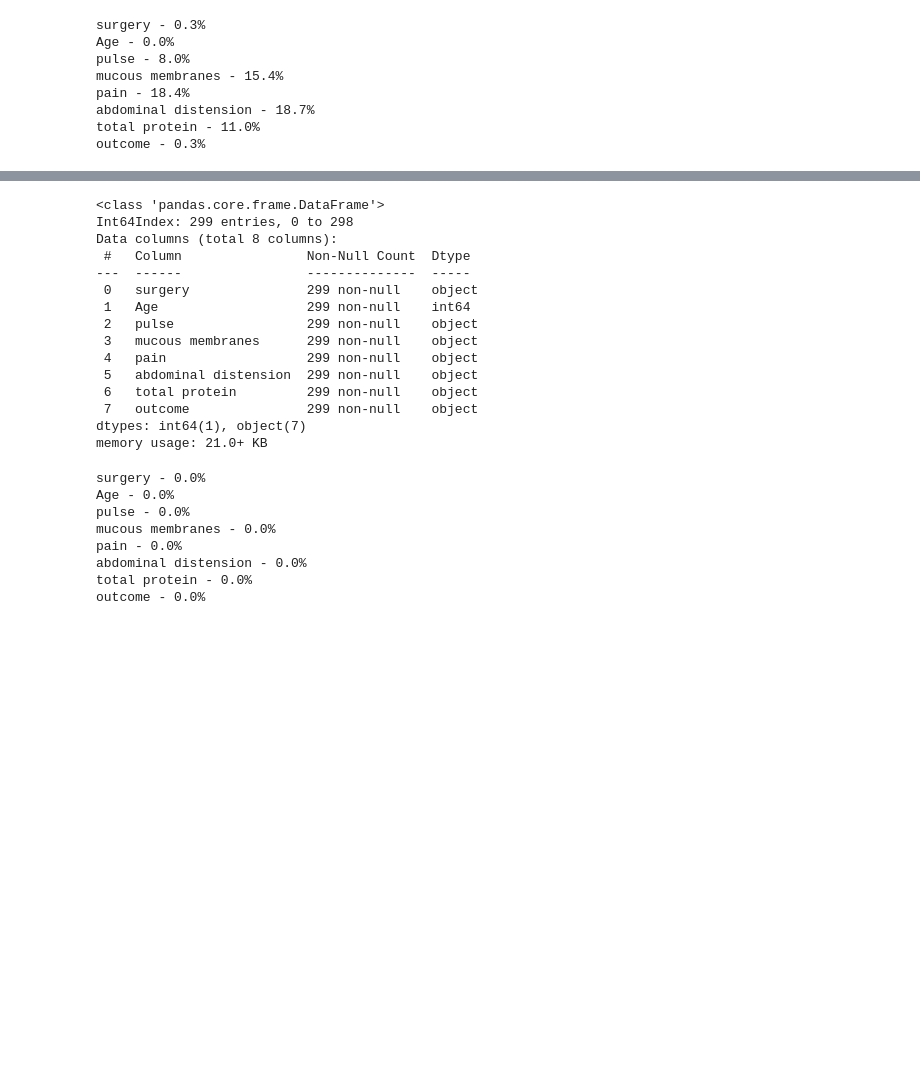
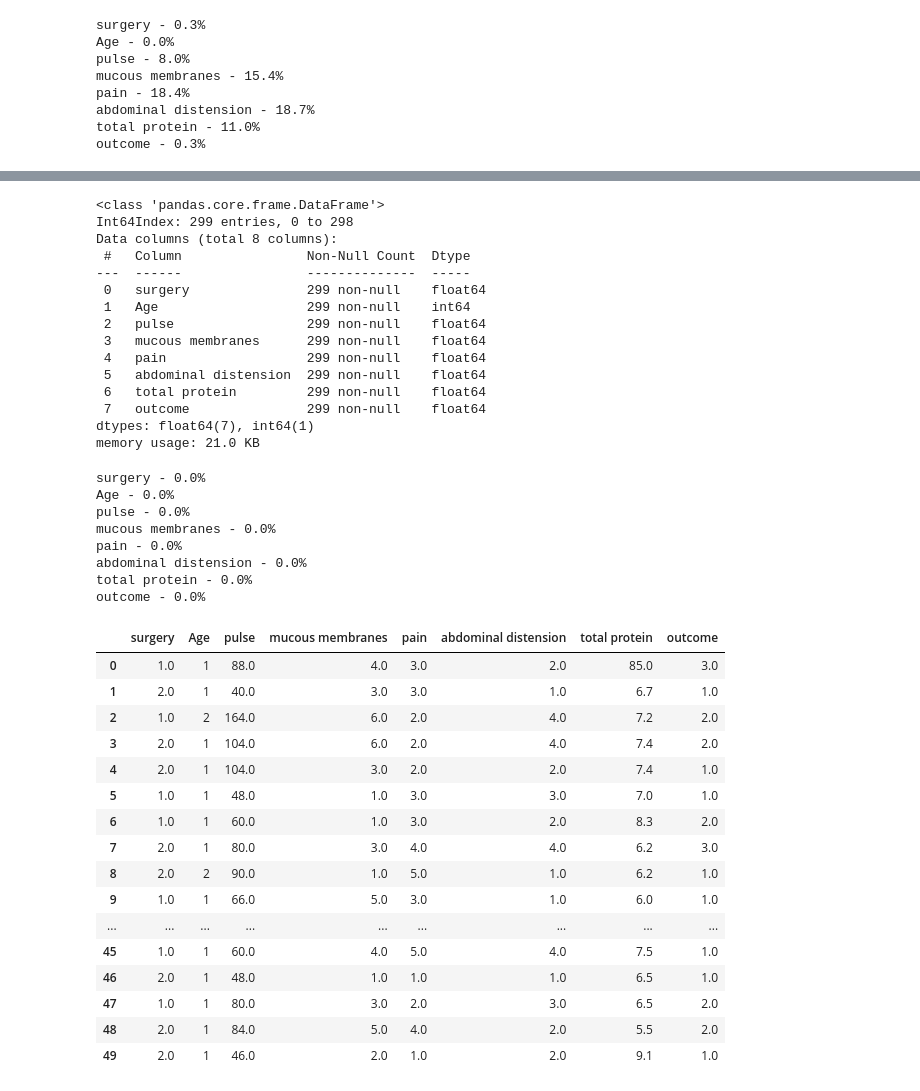
Before and after one commit to minimalistaa/pyda-16-hw-1, a Jupyter notebook: hw_15.ipynb, the cells around one changed output, grey strips where cells are left out. Saved outputs shown, nothing was run; the diff lists cells and outputs as text; code cells hidden in the pictures; blank space fills up the shorter version.

```diff
--- a/hw_15.ipynb
+++ b/hw_15.ipynb
@@ -271,22 +320,24 @@ memory usage: 18.8+ KB
 # %%
 data.fillna(method='ffill',inplace=True)
 data.dropna(thresh=6).info()
+#print(data.pain.fillna(data.groupby(['pulse', 'mucous membranes']).pain.transform('median')))
+data.pain.fillna(data.groupby(['pulse', 'mucous membranes']).pain.transform('median'), inplace=True)
 # %% [output]
 <class 'pandas.core.frame.DataFrame'>
 Int64Index: 299 entries, 0 to 298
 Data columns (total 8 columns):
  #   Column                Non-Null Count  Dtype
 ---  ------                --------------  -----
- 0   surgery               299 non-null    object
+ 0   surgery               299 non-null    float64
  1   Age                   299 non-null    int64
- 2   pulse                 299 non-null    object
- 3   mucous membranes      299 non-null    object
- 4   pain                  299 non-null    object
- 5   abdominal distension  299 non-null    object
- 6   total protein         299 non-null    object
- 7   outcome               299 non-null    object
-dtypes: int64(1), object(7)
-memory usage: 21.0+ KB
+ 2   pulse                 299 non-null    float64
+ 3   mucous membranes      299 non-null    float64
+ 4   pain                  299 non-null    float64
+ 5   abdominal distension  299 non-null    float64
+ 6   total protein         299 non-null    float64
+ 7   outcome               299 non-null    float64
+dtypes: float64(7), int64(1)
+memory usage: 21.0 KB
 # %%
 for col in data.columns:
     pct_missing = data[col].isna().mean()
@@ -300,3 +351,23 @@ pain - 0.0%
 abdominal distension - 0.0%
 total protein - 0.0%
 outcome - 0.0%
+# %%
+data.head(50)
+# %% [output]
+|  | surgery | Age | pulse | mucous membranes | pain | abdominal distension | total protein | outcome |
+| 0 | 1.0 | 1 | 88.0 | 4.0 | 3.0 | 2.0 | 85.0 | 3.0 |
+| 1 | 2.0 | 1 | 40.0 | 3.0 | 3.0 | 1.0 | 6.7 | 1.0 |
+| 2 | 1.0 | 2 | 164.0 | 6.0 | 2.0 | 4.0 | 7.2 | 2.0 |
+| 3 | 2.0 | 1 | 104.0 | 6.0 | 2.0 | 4.0 | 7.4 | 2.0 |
+| 4 | 2.0 | 1 | 104.0 | 3.0 | 2.0 | 2.0 | 7.4 | 1.0 |
+| 5 | 1.0 | 1 | 48.0 | 1.0 | 3.0 | 3.0 | 7.0 | 1.0 |
+| 6 | 1.0 | 1 | 60.0 | 1.0 | 3.0 | 2.0 | 8.3 | 2.0 |
+| 7 | 2.0 | 1 | 80.0 | 3.0 | 4.0 | 4.0 | 6.2 | 3.0 |
+| 8 | 2.0 | 2 | 90.0 | 1.0 | 5.0 | 1.0 | 6.2 | 1.0 |
+| 9 | 1.0 | 1 | 66.0 | 5.0 | 3.0 | 1.0 | 6.0 | 1.0 |
+| ... | ... | ... | ... | ... | ... | ... | ... | ... |
+| 45 | 1.0 | 1 | 60.0 | 4.0 | 5.0 | 4.0 | 7.5 | 1.0 |
+| 46 | 2.0 | 1 | 48.0 | 1.0 | 1.0 | 1.0 | 6.5 | 1.0 |
+| 47 | 1.0 | 1 | 80.0 | 3.0 | 2.0 | 3.0 | 6.5 | 2.0 |
+| 48 | 2.0 | 1 | 84.0 | 5.0 | 4.0 | 2.0 | 5.5 | 2.0 |
+| 49 | 2.0 | 1 | 46.0 | 2.0 | 1.0 | 2.0 | 9.1 | 1.0 |
```
Also changed, not shown: parts of 15 cells of this notebook.
